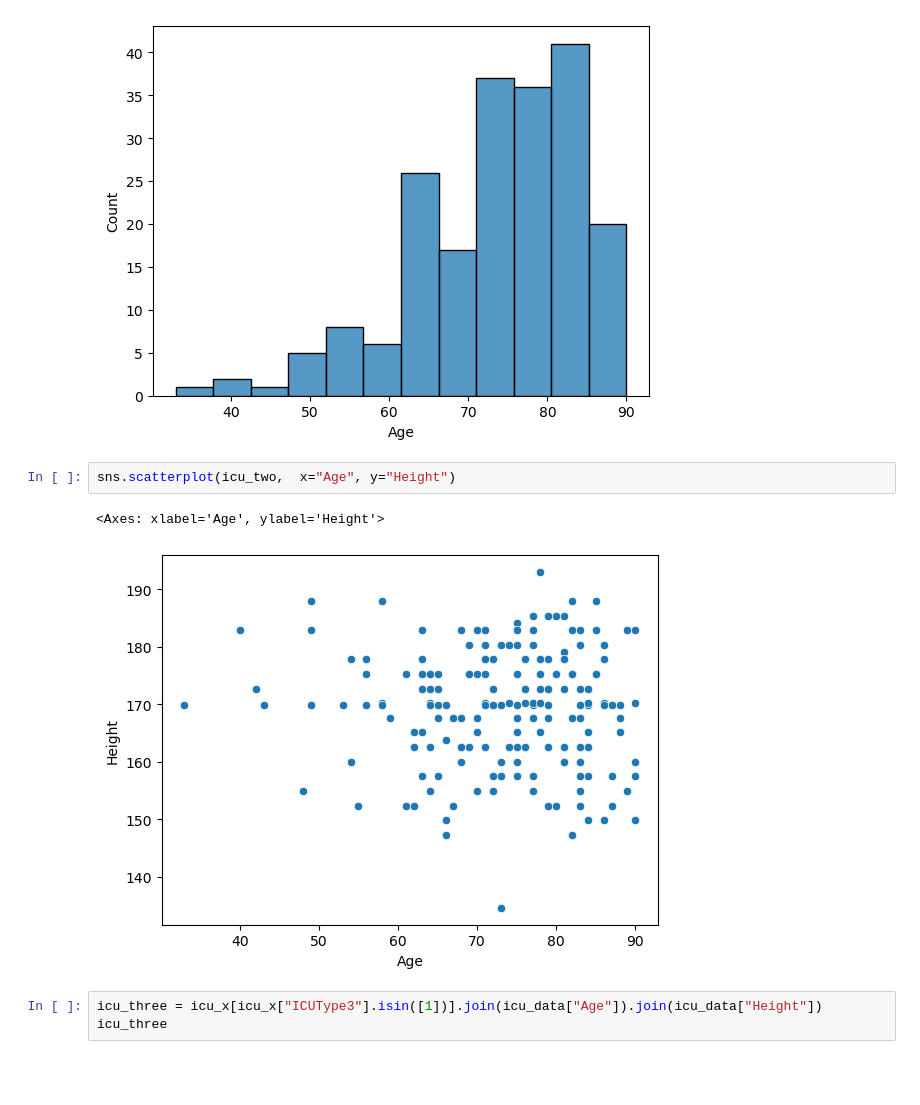
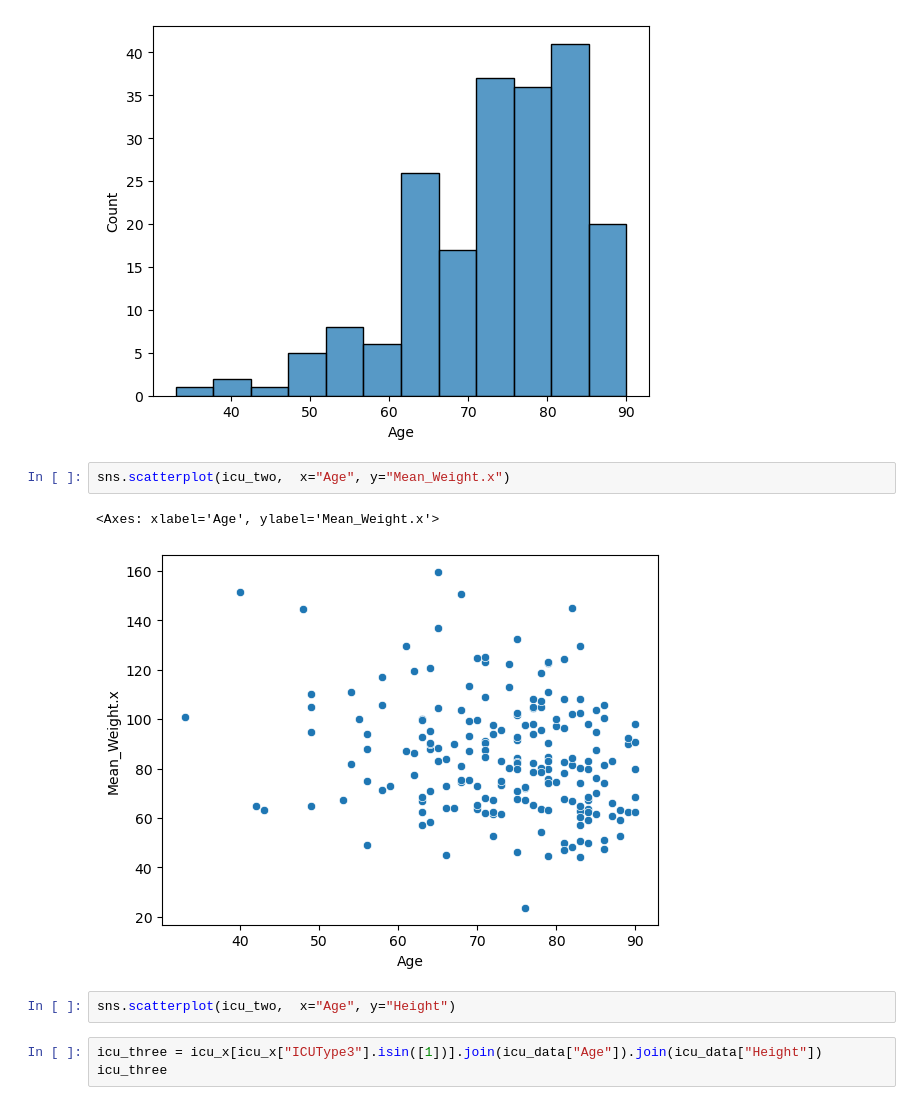
Before and after one commit to Joshiahtan/ADS1002-ICU-Project, a Jupyter notebook: notebook/Wahson/ICU_Project.ipynb, the cells around one changed output. Saved outputs shown, nothing was run; the diff lists cells and outputs as text; blank space fills up the shorter version.

```diff
--- a/notebook/Wahson/ICU_Project.ipynb
+++ b/notebook/Wahson/ICU_Project.ipynb
@@ -383,10 +383,12 @@ sns.histplot(icu_two, x="Age")
 <Axes: xlabel='Age', ylabel='Count'>
 [figure]
 # %%
-sns.scatterplot(icu_two,  x="Age", y="Height")
+sns.scatterplot(icu_two,  x="Age", y="Mean_Weight.x")
 # %% [output]
-<Axes: xlabel='Age', ylabel='Height'>
+<Axes: xlabel='Age', ylabel='Mean_Weight.x'>
-[figure, old version]
+[figure, new version]
+# %%
+sns.scatterplot(icu_two,  x="Age", y="Height")
 # %%
 icu_three = icu_x[icu_x["ICUType3"].isin([1])].join(icu_data["Age"]).join(icu_data["Height"])
 icu_three
```
Also changed, not shown: parts of 8 cells of this notebook.
